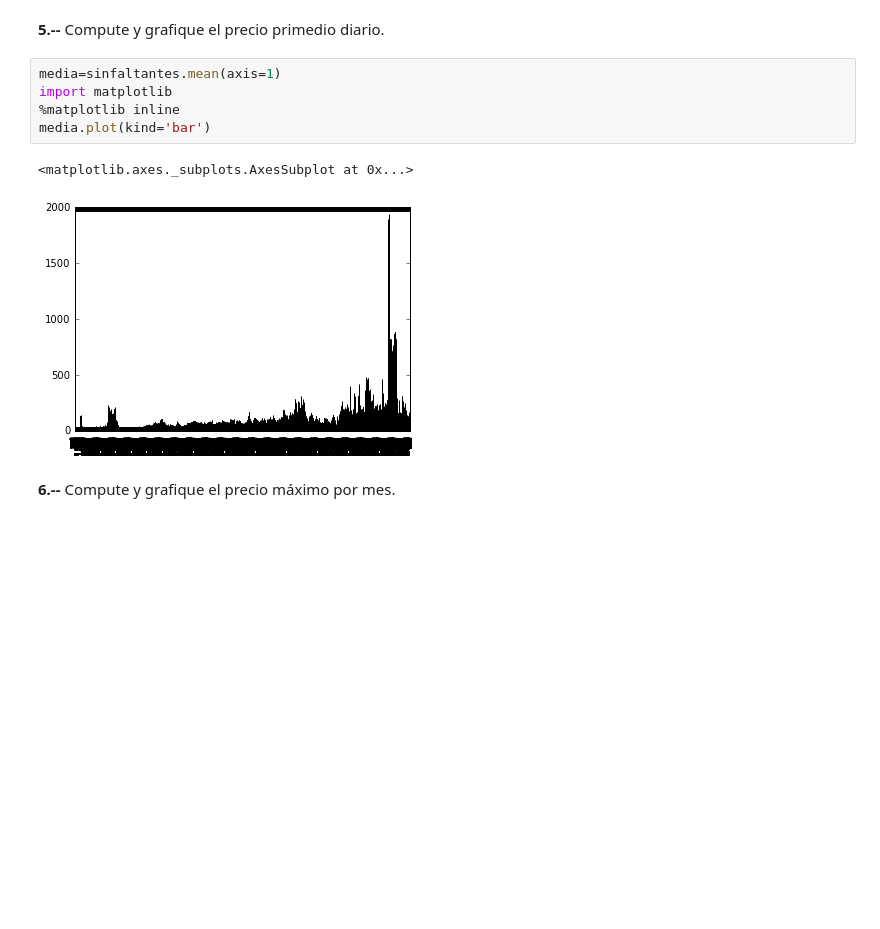
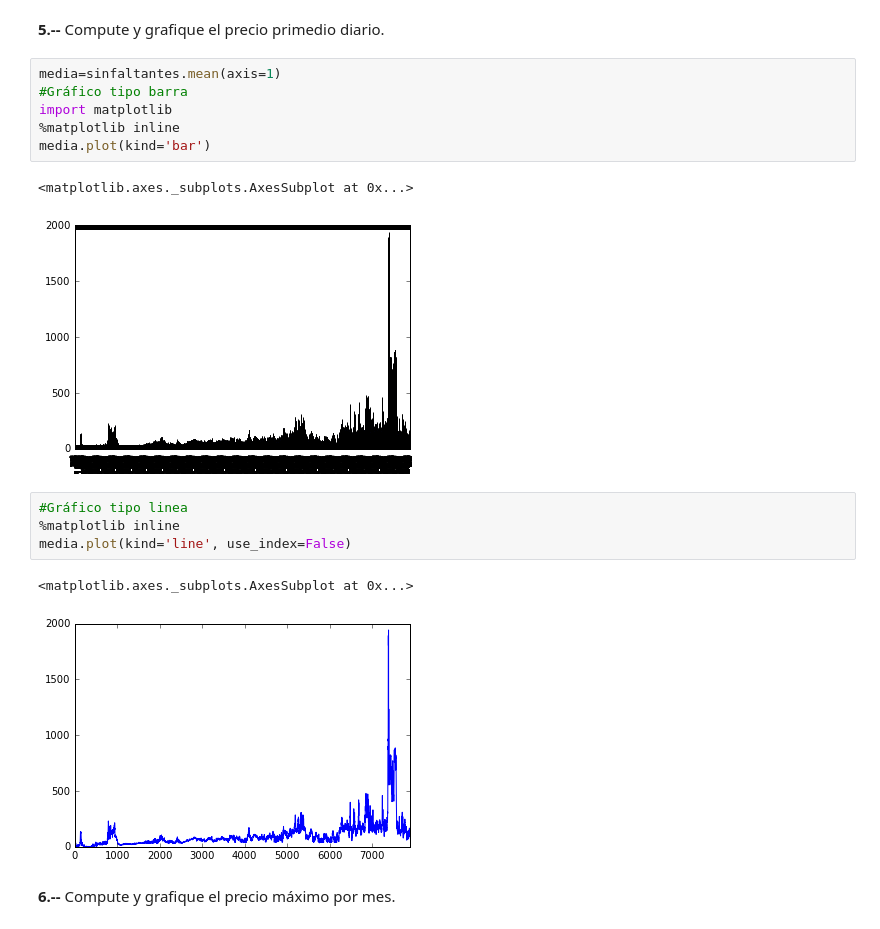
Before and after one commit to esgomezco/Soluci-n-taller-diplomado, a Jupyter notebook: Taller.ipynb, the cells around one changed output. Cells and saved outputs as stored; diff of their text form; blank space fills up the shorter version.

```diff
--- a/Taller.ipynb
+++ b/Taller.ipynb
@@ -69,12 +69,20 @@ len(sinfaltantes)
 **5.--** Compute y grafique el precio primedio diario.
 # %%
 media=sinfaltantes.mean(axis=1)
+#Gráfico tipo barra
 import matplotlib
 %matplotlib inline
 media.plot(kind='bar')
 # %% [output]
 <matplotlib.axes._subplots.AxesSubplot at 0x...>
 [figure]
+# %%
+#Gráfico tipo linea
+%matplotlib inline
+media.plot(kind='line', use_index=False)
+# %% [output]
+<matplotlib.axes._subplots.AxesSubplot at 0x...>
+[figure, added]
 # %% [markdown]
 **6.--** Compute y grafique el precio máximo por mes.
 # %%
```
Also changed, not shown: parts of 6 cells of this notebook.
